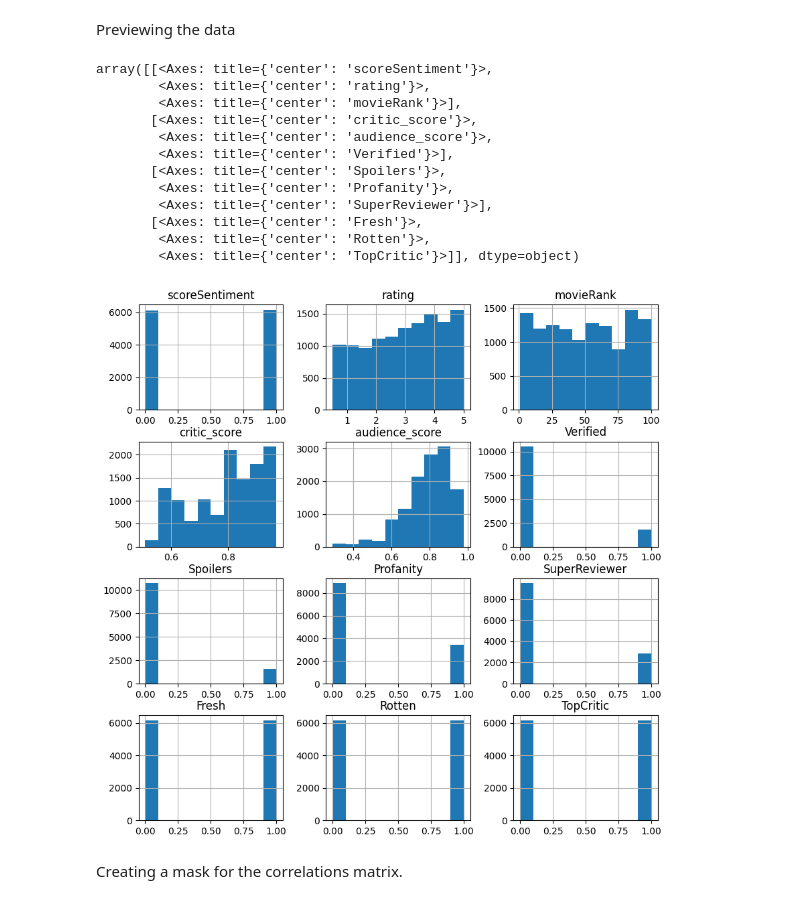
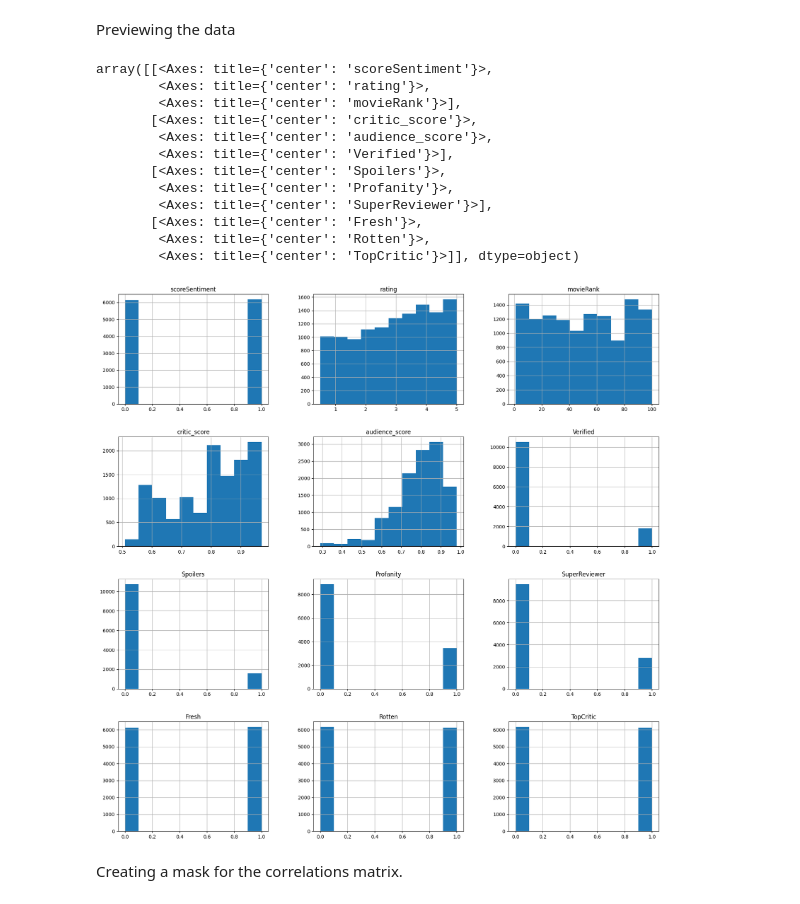
Before and after one commit to osoisi/Data-Science-Projects, a Jupyter notebook: Movie Reviews/Rotten Tomatoes- Movie Reviews.ipynb, the cells around one changed output. Saved outputs shown, nothing was run; the diff lists cells and outputs as text; code cells hidden in the pictures.

```diff
--- a/Movie Reviews/Rotten Tomatoes- Movie Reviews.ipynb
+++ b/Movie Reviews/Rotten Tomatoes- Movie Reviews.ipynb
@@ -515,20 +515,20 @@ df_reviews.head()
 # %% [markdown]
 Previewing the data
 # %%
-df_reviews.hist(figsize=(10,10))
+df_reviews.hist(figsize=(20,20))
 # %% [output]
 array([[<Axes: title={'center': 'scoreSentiment'}>,
         <Axes: title={'center': 'rating'}>,
         <Axes: title={'center': 'movieRank'}>],
        [<Axes: title={'center': 'critic_score'}>,
         <Axes: title={'center': 'audience_score'}>,
         <Axes: title={'center': 'Verified'}>],
        [<Axes: title={'center': 'Spoilers'}>,
         <Axes: title={'center': 'Profanity'}>,
         <Axes: title={'center': 'SuperReviewer'}>],
        [<Axes: title={'center': 'Fresh'}>,
         <Axes: title={'center': 'Rotten'}>,
         <Axes: title={'center': 'TopCritic'}>]], dtype=object)
-[figure, old version]
+[figure, new version]
 # %% [markdown]
 Creating a mask for the correlations matrix.
```
Also changed, not shown: parts of 11 cells of this notebook.
